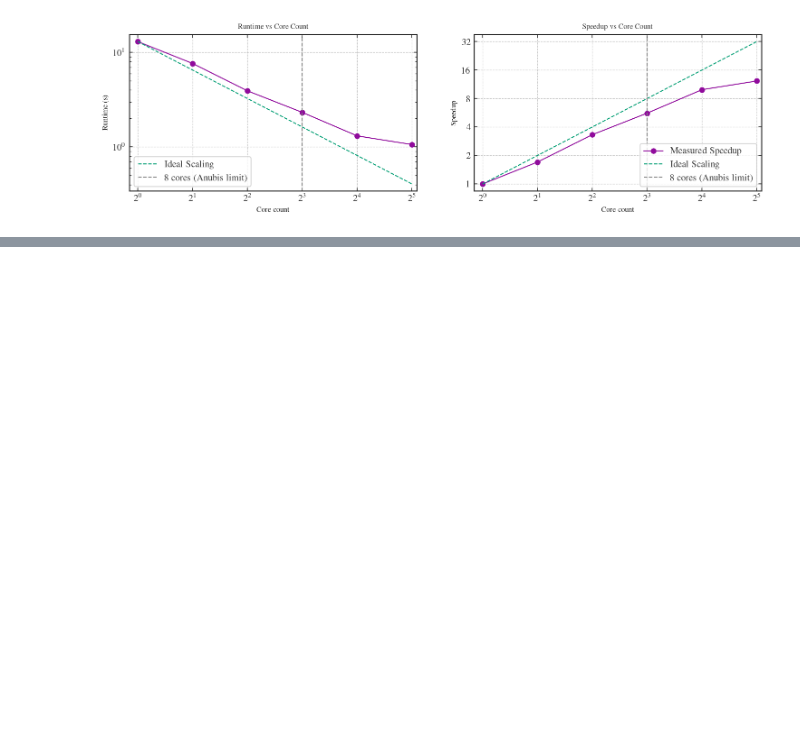
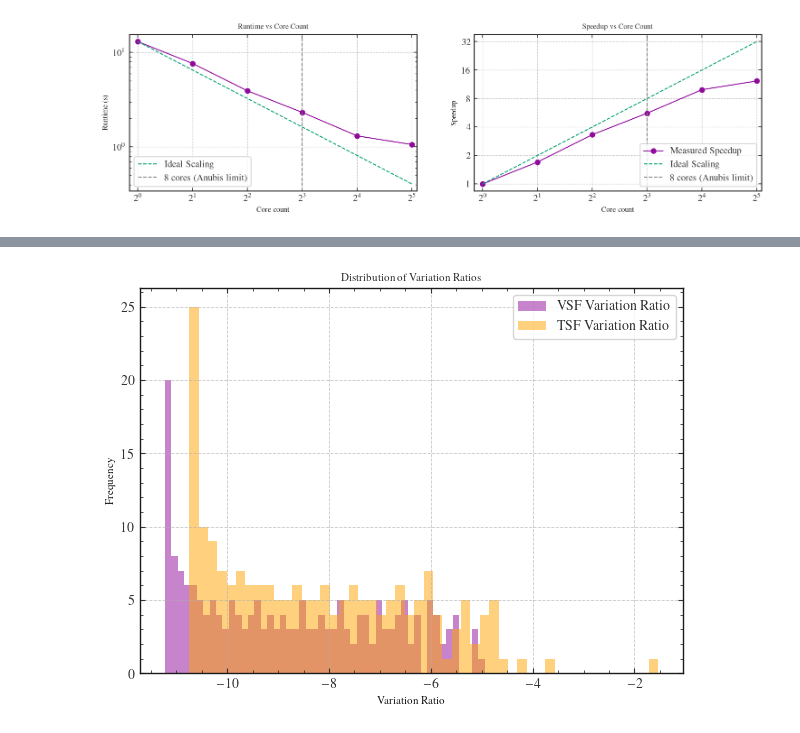
Before and after one commit to thomasarintoul/CASTLE, a Jupyter notebook: test_outputs/output_test.ipynb, the cells around one changed output, grey strips where cells are left out. Saved outputs shown, nothing was run; the diff lists cells and outputs as text; code cells hidden in the pictures; blank space fills up the shorter version.

```diff
--- a/test_outputs/output_test.ipynb
+++ b/test_outputs/output_test.ipynb
@@ -248,0 +280,10 @@ plt.show()
+# %%
+plt.hist(np.log10(vsf_variation_ratio), bins=50, alpha=0.5, label='VSF Variation Ratio')
+plt.hist(np.log10(tsf_variation_ratio), bins=50, alpha=0.5, label='TSF Variation Ratio', color='orange')
+plt.xlabel('Variation Ratio')
+plt.ylabel('Frequency')
+plt.title('Distribution of Variation Ratios')
+plt.legend()
+plt.show()
+# %% [output]
+[figure, added]
```
Also changed, not shown: parts of 7 cells of this notebook, 12 other files.
